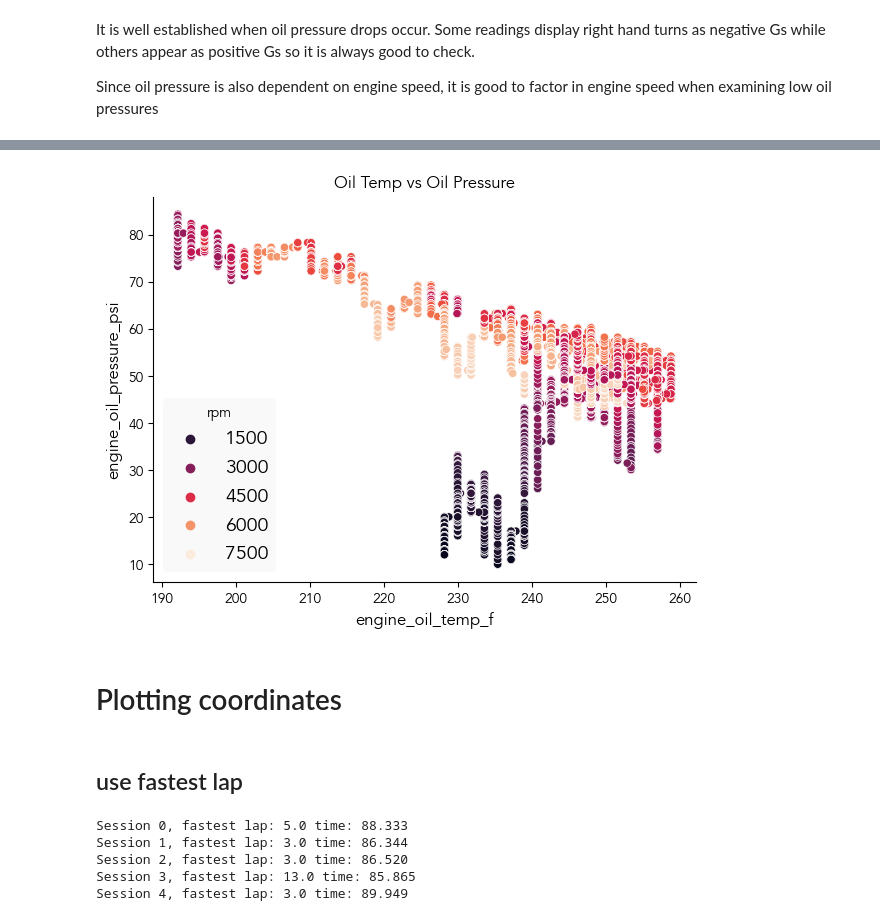
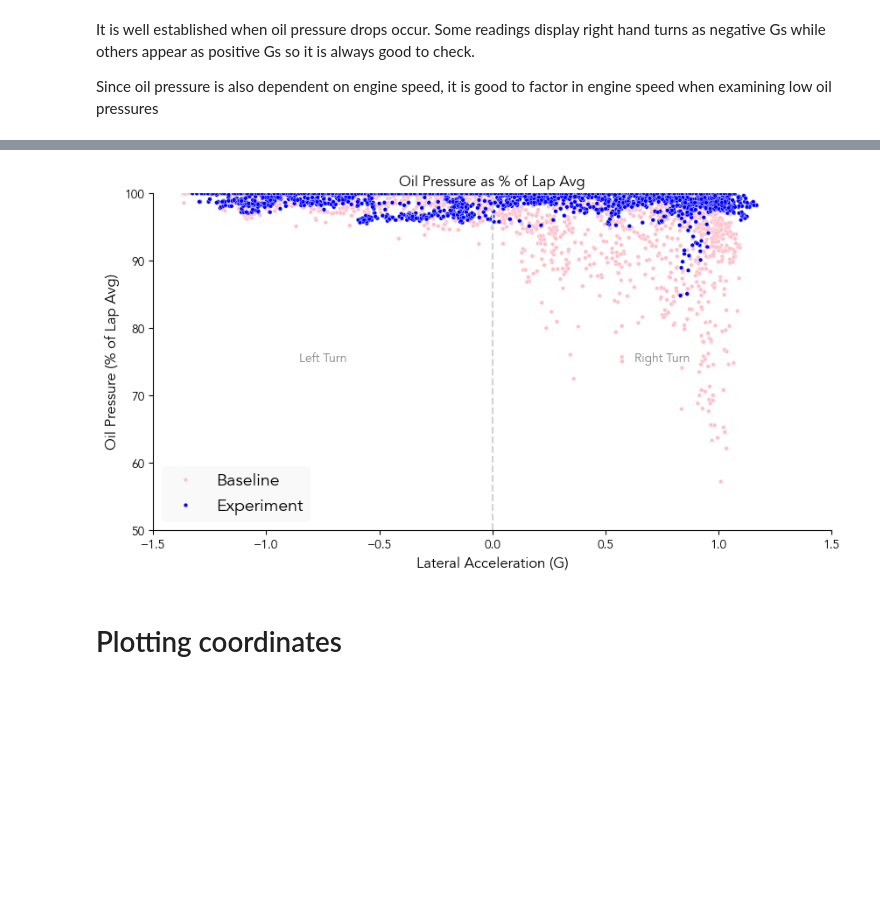
Before and after one commit to zxvf91/fa24d, a Jupyter notebook: plots.ipynb, the cells around one changed output, grey strips where cells are left out. Saved outputs shown, nothing was run; the diff lists cells and outputs as text; code cells hidden in the pictures; blank space fills up the shorter version.

```diff
--- a/plots.ipynb
+++ b/plots.ipynb
@@ -76,7 +148,3 @@ It is well established when oil pressure drops occur.
 Some readings display right hand turns as negative Gs while others appear as positive Gs so it is always good to check.
 
 Since oil pressure is also dependent on engine speed, it is good to factor in engine speed when examining low oil pressures
-# %%
-session = 3
-
-test_df = dfs[session]#.query("rpm>5000")
@@ -93,11 +151,44 @@ pass
-# %%
-fig, ax = plt.subplots(figsize=(7,5))
-sns.scatterplot(ax = ax, x = 'engine_oil_temp_f', y = 'engine_oil_pressure_psi', hue='rpm', data = test_df,
-                palette='rocket')
-ax.set_title('Oil Temp vs Oil Pressure')
-fig.savefig(f'./figures/session_{session}_oil-temp_vs_oil-pressure.png', bbox_inches='tight', facecolor='w')
-pass
-# %% [output]
-[figure, removed]
+# %%
+def normalize_pressure_drop(session: Session, label: str) -> pd.DataFrame:
+    df = session.fastest_lap.query("RPM > 4000").copy()
+    avg_pressure = df.loc[df[oil_p_name] > 70][oil_p_name].mean()
+    df["drop"] = (df[oil_p_name].clip(lower=None, upper=avg_pressure) / avg_pressure) * 100
+    df["label"] = label
+    return df
+
+session_data: list[pd.DataFrame] = []
+color_palette: dict[str, str] = {}
+
+# currently only supports two sessions
+colors = ["pink", "blue"]
+
+for i, session in enumerate(sessions):
+    session_data.append(normalize_pressure_drop(session, label=session.label))
+    color_palette[session.label] = colors[i]
+
+fig, ax = plt.subplots(figsize=(10,5))
+
+joined = pd.concat(session_data, ignore_index=True)
+
+sns.scatterplot(ax = ax, x = "GPS LatAcc", y = 'drop', data = joined, hue="label", palette=color_palette, s=12, legend="auto")
+
+ax.set_xlim([-1.5,1.5])
+ax.set_title('Oil Pressure as % of Lap Avg')
+ax.set_ylabel('Oil Pressure (% of Lap Avg)')
+ax.set_xlabel('Lateral Acceleration (G)')
+ax.set_ylim([50, 100])  # Set the y-axis limit to 0-100
+ax.get_legend().set_title(None)
+
+ax.axvline(x=0, color='lightgray', linestyle='--')
+
+# Add text labels
+ax.text(0.75, 75, 'Right Turn', horizontalalignment='center', color='gray')
+ax.text(-0.75, 75, 'Left Turn', horizontalalignment='center', color='gray')
+
+
+fig.savefig(f'./figures/oilp-scatter-lap.png', bbox_inches='tight', facecolor='w', dpi=300)
+pass
+# %% [output]
+[figure, added]
 # %% [markdown]
 # Plotting coordinates
@@ -110,2 +194,0 @@ for i in dfs:
-# %% [markdown]
-## use fastest lap
@@ -118,14 +194,0 @@ def lap_times(df: pd.DataFrame,
-# %%
-fastest_lap = {}
-for i in gdfs:
-    lt = lap_times(gdfs[i], lap_num_col='lap_number', time_col='elapsed_time')
-    fl = min(lt, key=lt.get)
-    text = f"Session {i}, fastest lap: {fl} time: {lt[fl]:.3f}"
-    fastest_lap[i] = fl
-    print(text)
-# %% [output]
-Session 0, fastest lap: 5.0 time: 88.333
-Session 1, fastest lap: 3.0 time: 86.344
-Session 2, fastest lap: 3.0 time: 86.520
-Session 3, fastest lap: 13.0 time: 85.865
-Session 4, fastest lap: 3.0 time: 89.949
```
Also changed, not shown: parts of 15 cells of this notebook, 25 other files.
